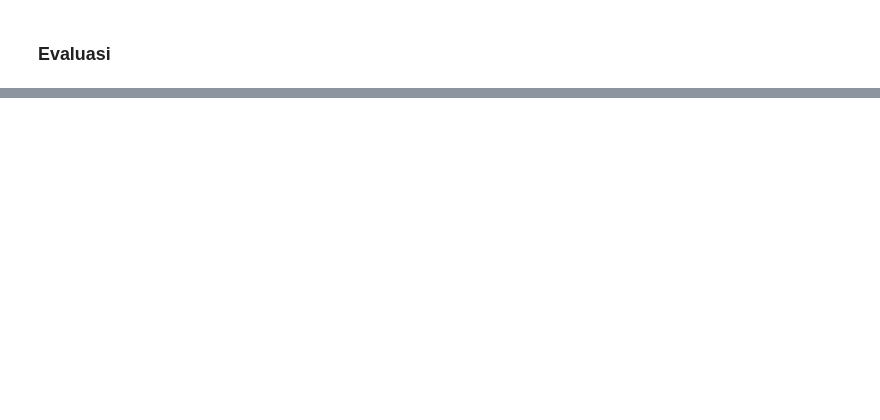
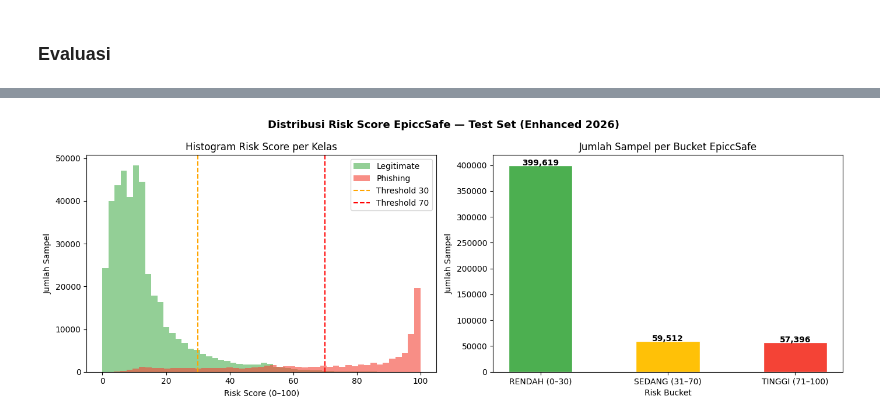
Before and after one commit to EpiccSafe-Capstone/epicc-safe-system, a Jupyter notebook: Capstone_Project_ML_(revisi).ipynb, the cells around one changed output, grey strips where cells are left out. Saved outputs shown, nothing was run; the diff lists cells and outputs as text; code cells hidden in the pictures; blank space fills up the shorter version.

```diff
--- a/Capstone_Project_ML_(revisi).ipynb
+++ b/Capstone_Project_ML_(revisi).ipynb
@@ -788,0 +1390,83 @@ X_final  : 516,527 baris → validasi akhir (Enhanced 2026)
+# %%
+# ============================================================
+# EVALUASI — Distribusi Risk Score pada Test Set (Enhanced 2026)
+# ============================================================
+
+# Hitung probabilitas phishing untuk setiap sampel di X_final
+proba_final = rf_model_combined.predict_proba(X_final)[:, 1]
+risk_scores_final = proba_final * 100
+
+# Klasifikasi ke dalam bucket threshold EpiccSafe
+def klasifikasi_threshold(score):
+    if score <= 30:
+        return "RENDAH (0–30)"
+    elif score <= 70:
+        return "SEDANG (31–70)"
+    else:
+        return "TINGGI (71–100)"
+
+risk_labels_final = [klasifikasi_threshold(s) for s in risk_scores_final]
+
+df_eval = pd.DataFrame({
+    "true_label"  : y_final.values,
+    "risk_score"  : risk_scores_final,
+    "risk_bucket" : risk_labels_final,
+    "pred_label"  : y_final_pred_combined,
+})
+
+# Ringkasan distribusi bucket
+print("=" * 55)
+print("DISTRIBUSI RISK SCORE — Test Set (Enhanced 2026)")
+print("=" * 55)
+bucket_counts = df_eval["risk_bucket"].value_counts().reindex(
+    ["RENDAH (0–30)", "SEDANG (31–70)", "TINGGI (71–100)"], fill_value=0
+)
+for bucket, count in bucket_counts.items():
+    pct = count / len(df_eval) * 100
+    print(f"  {bucket:<20}: {count:>6,} sampel  ({pct:.1f}%)")
+print(f"  {'TOTAL':<20}: {len(df_eval):>6,} sampel")
+
+# Breakdown per bucket × true label
+print("\n" + "-" * 55)
+print("BREAKDOWN BUCKET × TRUE LABEL")
+print("-" * 55)
+ct = pd.crosstab(df_eval["risk_bucket"], df_eval["true_label"],
+                 rownames=["Bucket"], colnames=["True Label"])
+ct.columns = ["Legitimate (0)", "Phishing (1)"]
+print(ct.to_string())
+
+# Visualisasi distribusi risk score
+fig, axes = plt.subplots(1, 2, figsize=(14, 5))
+fig.suptitle("Distribusi Risk Score EpiccSafe — Test Set (Enhanced 2026)",
+             fontsize=13, fontweight="bold")
+
+# Plot 1: Histogram risk score dipisah per label
+colors_map = {0: "#4CAF50", 1: "#F44336"}
+for lbl, grp in df_eval.groupby("true_label"):
+    axes[0].hist(grp["risk_score"], bins=50, alpha=0.6,
+                 color=colors_map[lbl],
+                 label="Legitimate" if lbl == 0 else "Phishing")
+axes[0].axvline(30, color="orange", linestyle="--", linewidth=1.5, label="Threshold 30")
+axes[0].axvline(70, color="red",    linestyle="--", linewidth=1.5, label="Threshold 70")
+axes[0].set_title("Histogram Risk Score per Kelas")
+axes[0].set_xlabel("Risk Score (0–100)")
+axes[0].set_ylabel("Jumlah Sampel")
+axes[0].legend()
+
+# Plot 2: Bar chart distribusi bucket
+bucket_order  = ["RENDAH (0–30)", "SEDANG (31–70)", "TINGGI (71–100)"]
+bucket_colors = ["#4CAF50", "#FFC107", "#F44336"]
+counts = [bucket_counts.get(b, 0) for b in bucket_order]
+bars = axes[1].bar(bucket_order, counts, color=bucket_colors, edgecolor="white", width=0.5)
+axes[1].set_title("Jumlah Sampel per Bucket EpiccSafe")
+axes[1].set_ylabel("Jumlah Sampel")
+axes[1].set_xlabel("Risk Bucket")
+for bar, cnt in zip(bars, counts):
+    axes[1].text(bar.get_x() + bar.get_width()/2, bar.get_height() + 50,
+                 f"{cnt:,}", ha="center", fontsize=10, fontweight="bold")
+
+plt.tight_layout()
+plt.savefig("distribusi_risk_score.png", dpi=130, bbox_inches="tight")
+plt.show()
+print("\n[✓] Visualisasi disimpan: distribusi_risk_score.png")
+# %% [output]
@@ -788,0 +1489 @@ X_final  : 516,527 baris → validasi akhir (Enhanced 2026)
+[figure, added]
```
Also changed, not shown: parts of 22 cells of this notebook.
